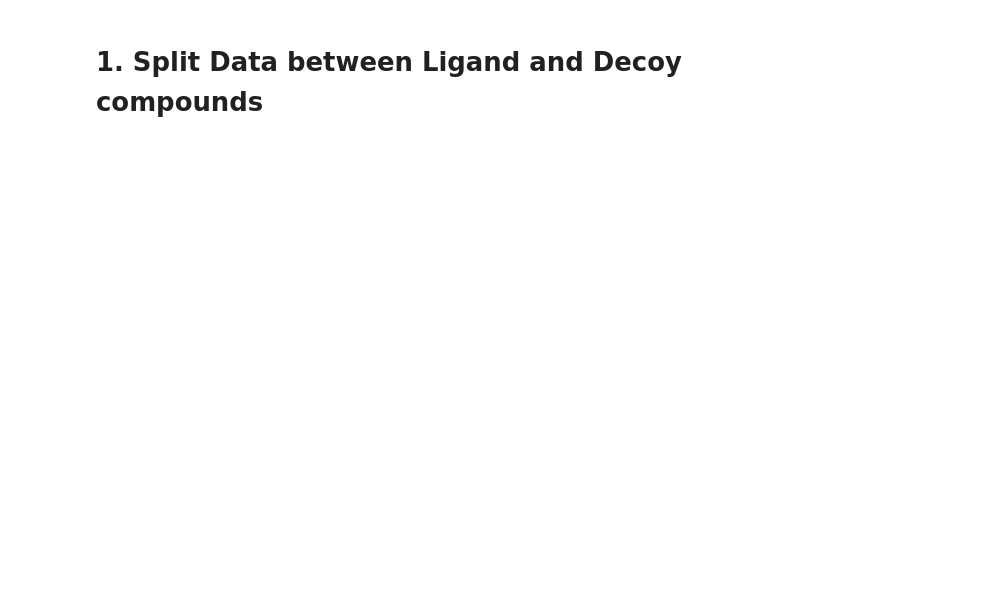
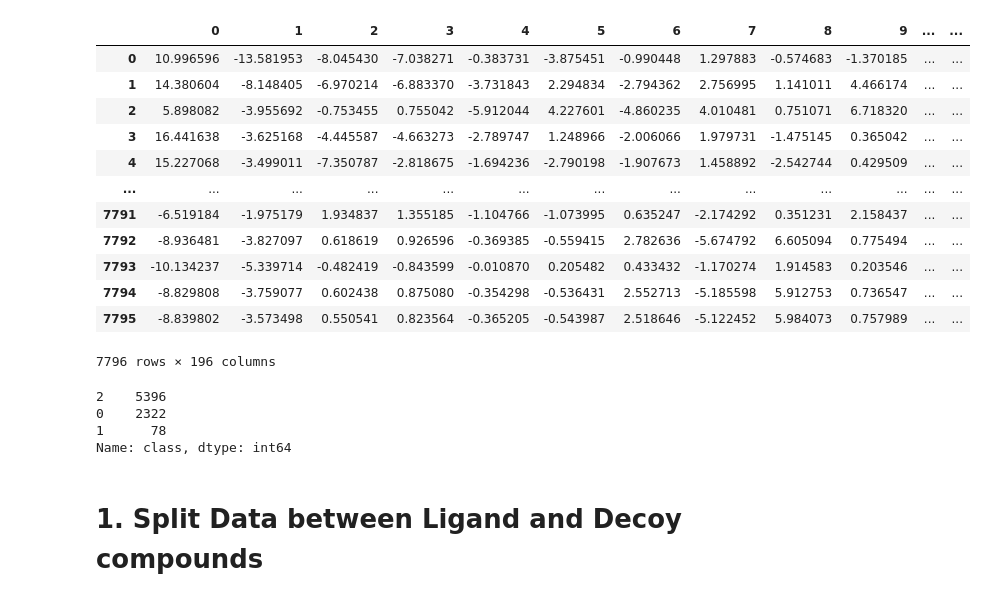
Before and after one commit to fzl-22/in-silico-approach-on-herbal-compound-identification, a Jupyter notebook: src/3-resampling.ipynb, the cells around one changed output. Cells and saved outputs as stored; diff of their text form; code cells hidden in the pictures; blank space fills up the shorter version.

```diff
--- a/src/3-resampling.ipynb
+++ b/src/3-resampling.ipynb
@@ -3,10 +3,29 @@ import pandas as pd
 from imblearn.over_sampling import SMOTE
 from imblearn.under_sampling import RandomUnderSampler
 # %%
-dataset = pd.read_csv("../data/pca/pca_fingerprint_results.csv").drop(["Unnamed: 0"], axis=1)
+dataset = pd.read_csv("../data/pca/pca_fingerprint_results.csv")
 dataset
+# %% [output]
+|  | 0 | 1 | 2 | 3 | 4 | 5 | 6 | 7 | 8 | 9 | ... | ... |
+| 0 | 10.996596 | -13.581953 | -8.045430 | -7.038271 | -0.383731 | -3.875451 | -0.990448 | 1.297883 | -0.574683 | -1.370185 | ... | ... |
+| 1 | 14.380604 | -8.148405 | -6.970214 | -6.883370 | -3.731843 | 2.294834 | -2.794362 | 2.756995 | 1.141011 | 4.466174 | ... | ... |
+| 2 | 5.898082 | -3.955692 | -0.753455 | 0.755042 | -5.912044 | 4.227601 | -4.860235 | 4.010481 | 0.751071 | 6.718320 | ... | ... |
+| 3 | 16.441638 | -3.625168 | -4.445587 | -4.663273 | -2.789747 | 1.248966 | -2.006066 | 1.979731 | -1.475145 | 0.365042 | ... | ... |
+| 4 | 15.227068 | -3.499011 | -7.350787 | -2.818675 | -1.694236 | -2.790198 | -1.907673 | 1.458892 | -2.542744 | 0.429509 | ... | ... |
+| ... | ... | ... | ... | ... | ... | ... | ... | ... | ... | ... | ... | ... |
+| 7791 | -6.519184 | -1.975179 | 1.934837 | 1.355185 | -1.104766 | -1.073995 | 0.635247 | -2.174292 | 0.351231 | 2.158437 | ... | ... |
+| 7792 | -8.936481 | -3.827097 | 0.618619 | 0.926596 | -0.369385 | -0.559415 | 2.782636 | -5.674792 | 6.605094 | 0.775494 | ... | ... |
+| 7793 | -10.134237 | -5.339714 | -0.482419 | -0.843599 | -0.010870 | 0.205482 | 0.433432 | -1.170274 | 1.914583 | 0.203546 | ... | ... |
+| 7794 | -8.829808 | -3.759077 | 0.602438 | 0.875080 | -0.354298 | -0.536431 | 2.552713 | -5.185598 | 5.912753 | 0.736547 | ... | ... |
+| 7795 | -8.839802 | -3.573498 | 0.550541 | 0.823564 | -0.365205 | -0.543987 | 2.518646 | -5.122452 | 5.984073 | 0.757989 | ... | ... |
+7796 rows × 196 columns
 # %%
-dataset["target"].value_counts()
+dataset["class"].value_counts()
+# %% [output]
+2    5396
+0    2322
+1      78
+Name: class, dtype: int64
 # %% [markdown]
 # 1. Split Data between Ligand and Decoy compounds
 # %%
```
Also changed, not shown: parts of 18 cells of this notebook, 7 other files.
